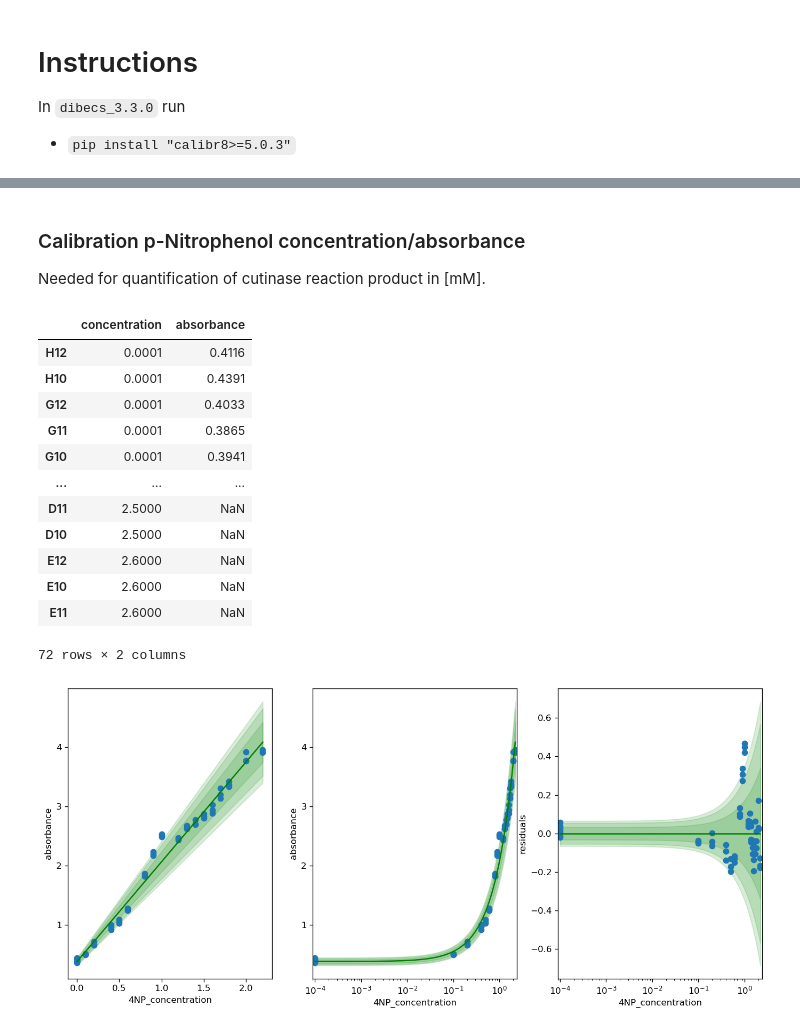
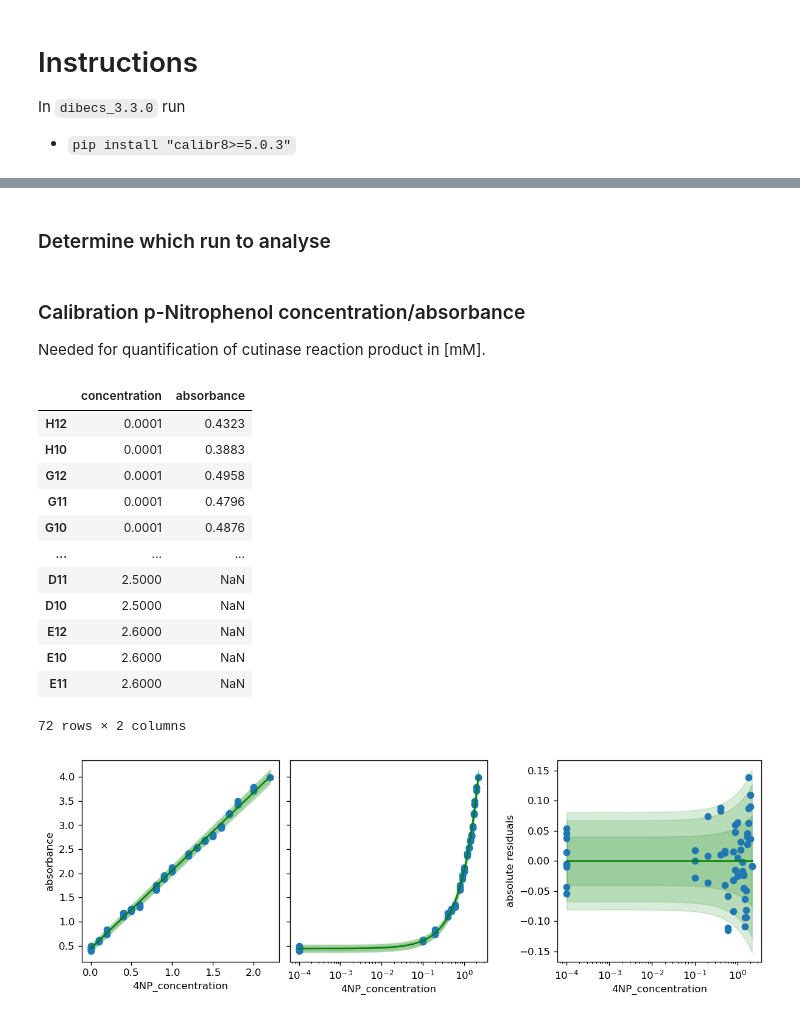
Before and after one commit to JuBiotech/petase-ts-paper, a Jupyter notebook: notebooks/Demo_01_Calibration.ipynb, the cells around one changed output, grey strips where cells are left out. Cells and saved outputs as stored; diff of their text form; code cells hidden in the pictures.

Commit message:
use new analysis script in demo notebooks closes #4

```diff
--- a/notebooks/Demo_01_Calibration.ipynb
+++ b/notebooks/Demo_01_Calibration.ipynb
@@ -20,16 +24,25 @@ import run_9REA8P
+# %% [markdown]
+### Determine which run to analyse
+# %%
+DCS_EXPERIMENT = "Pahpshmir_MTP-Screening-PETase"
+RUN_ID = "BQ5169"
+analyser = run_analysis.CutisplitAnalysis(DCS_EXPERIMENT, RUN_ID)
+resultpath = f'{RUN_ID}_Results'
+if not os.path.isdir(resultpath):
+    os.makedirs(resultpath)
 # %% [markdown]
 ### Calibration p-Nitrophenol concentration/absorbance
 Needed for quantification of cutinase reaction product in [mM].
 # %%
-df_calibration = run_9REA8P.get_df_calibration()
+df_calibration = analyser.get_df_calibration()
 df_calibration
 # %% [output]
 |  | concentration | absorbance |
-| H12 | 0.0001 | 0.4116 |
-| H10 | 0.0001 | 0.4391 |
-| G12 | 0.0001 | 0.4033 |
-| G11 | 0.0001 | 0.3865 |
-| G10 | 0.0001 | 0.3941 |
+| H12 | 0.0001 | 0.4323 |
+| H10 | 0.0001 | 0.3883 |
+| G12 | 0.0001 | 0.4958 |
+| G11 | 0.0001 | 0.4796 |
+| G10 | 0.0001 | 0.4876 |
 | ... | ... | ... |
 | D11 | 2.5000 | NaN |
 | D10 | 2.5000 | NaN |
@@ -40,17 +53,17 @@ df_calibration
 # %%
 cm_nitrophenol = cutisplit.NitrophenolAbsorbanceModel()
 theta_fit, _ = calibr8.fit_scipy(
     model=cm_nitrophenol,
     independent=df_calibration.dropna().concentration.values,
     dependent=df_calibration.dropna().absorbance.values,
     theta_guess=[0.5, 2, 0.1, 0.1, 30],
     theta_bounds=[
         (0.001, 50)
     ] * len(cm_nitrophenol.theta_names)
 )
-cm_nitrophenol.save("9REA8P_cm_nitrophenol.json")
+cm_nitrophenol.save(fr"{resultpath}\{RUN_ID}_cm_nitrophenol.json")
 
 fig, axs = calibr8.plot_model(cm_nitrophenol)
 pyplot.show()
 # %% [output]
-[figure, old version]
+[figure, new version]
```
Also changed, not shown: parts of 1 cell of this notebook, 3 other files.
